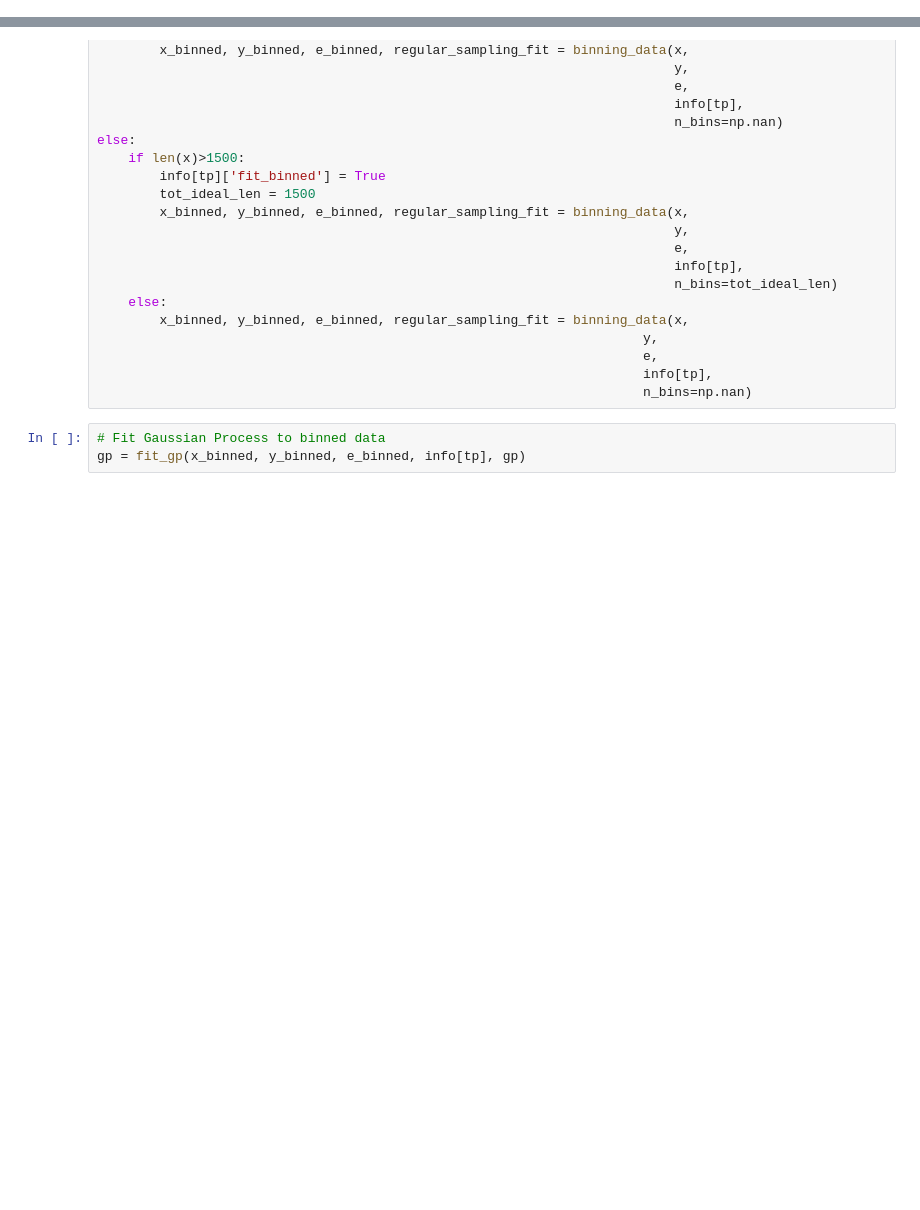
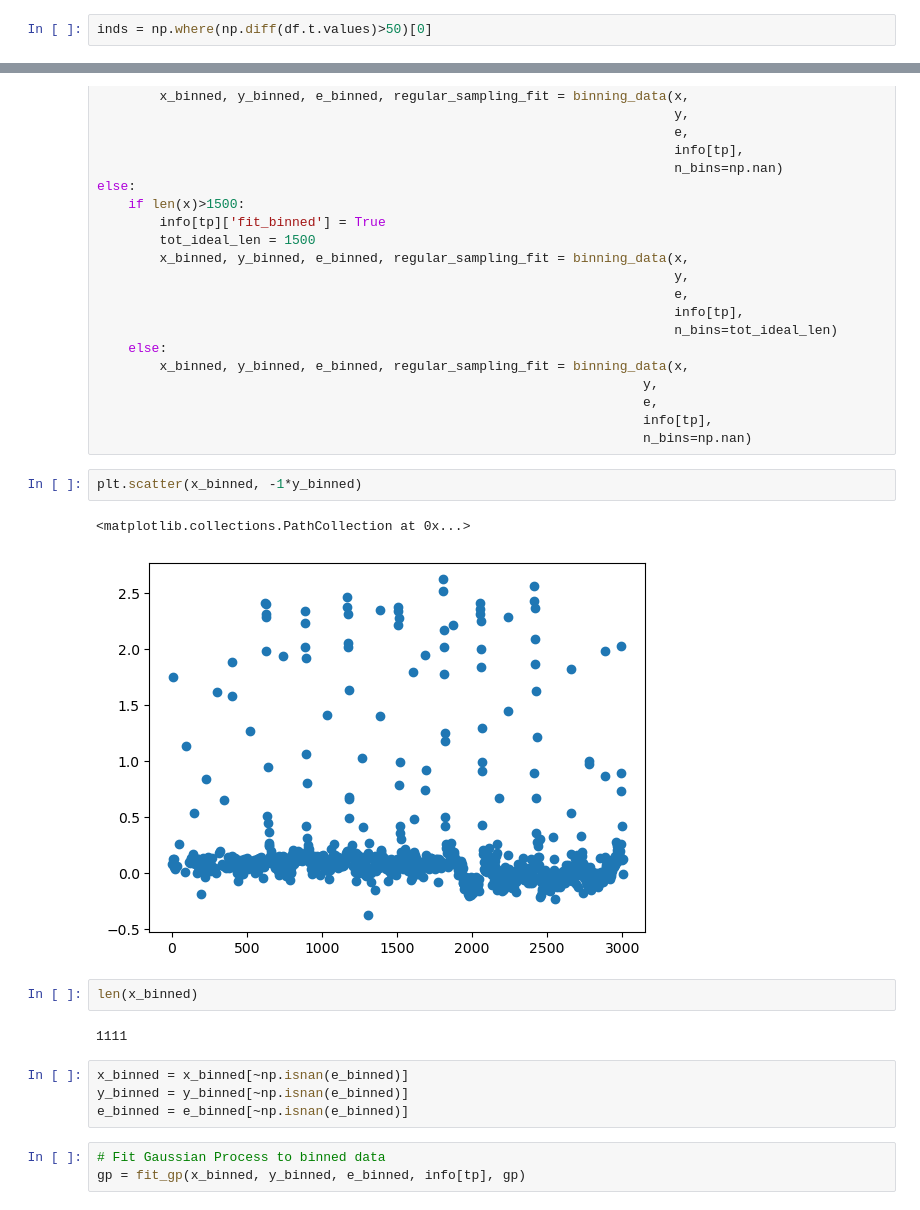
Before and after one commit to Somayeh91/Roman_lc_gen, a Jupyter notebook: example_OGLE_to_Roman_time_sampling.ipynb, the cells around one changed output, grey strips where cells are left out. Cells and saved outputs as stored; diff of their text form; blank space fills up the shorter version.

```diff
--- a/example_OGLE_to_Roman_time_sampling.ipynb
+++ b/example_OGLE_to_Roman_time_sampling.ipynb
@@ -90,0 +95,2 @@ dtype: int64
+# %%
+inds = np.where(np.diff(df.t.values)>50)[0]
@@ -153,6 +172,19 @@ else:
                                                                       e,
                                                                       info[tp],
                                                                       n_bins=np.nan)
+# %%
+plt.scatter(x_binned, -1*y_binned)
+# %% [output]
+<matplotlib.collections.PathCollection at 0x...>
+[figure, added]
+# %%
+len(x_binned)
+# %% [output]
+1111
+# %%
+x_binned = x_binned[~np.isnan(e_binned)]
+y_binned = y_binned[~np.isnan(e_binned)]
+e_binned = e_binned[~np.isnan(e_binned)]
 # %%
 # Fit Gaussian Process to binned data
 gp = fit_gp(x_binned, y_binned, e_binned, info[tp], gp)
```
Also changed, not shown: parts of 24 cells of this notebook, 6 other files.
